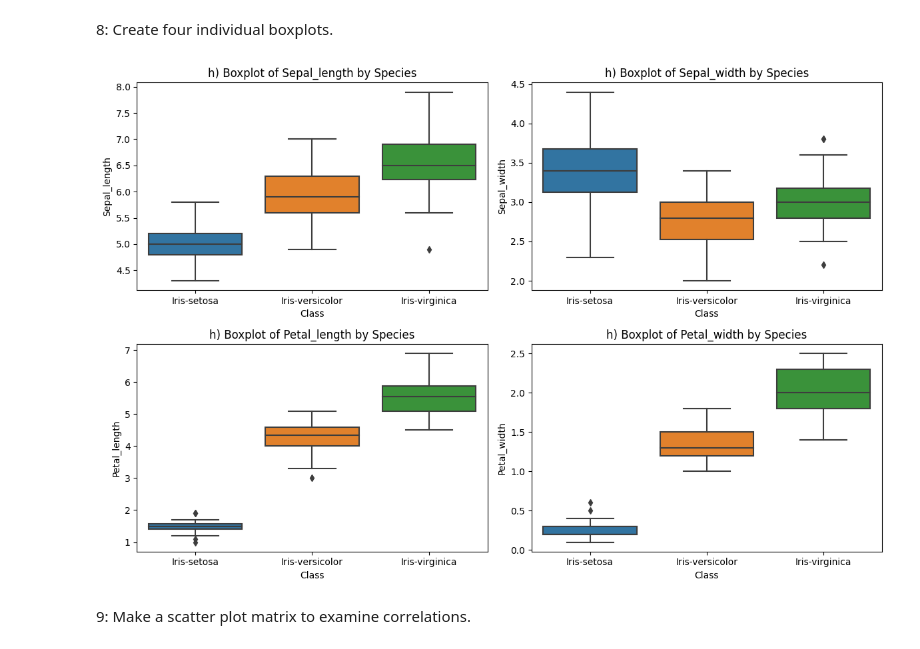
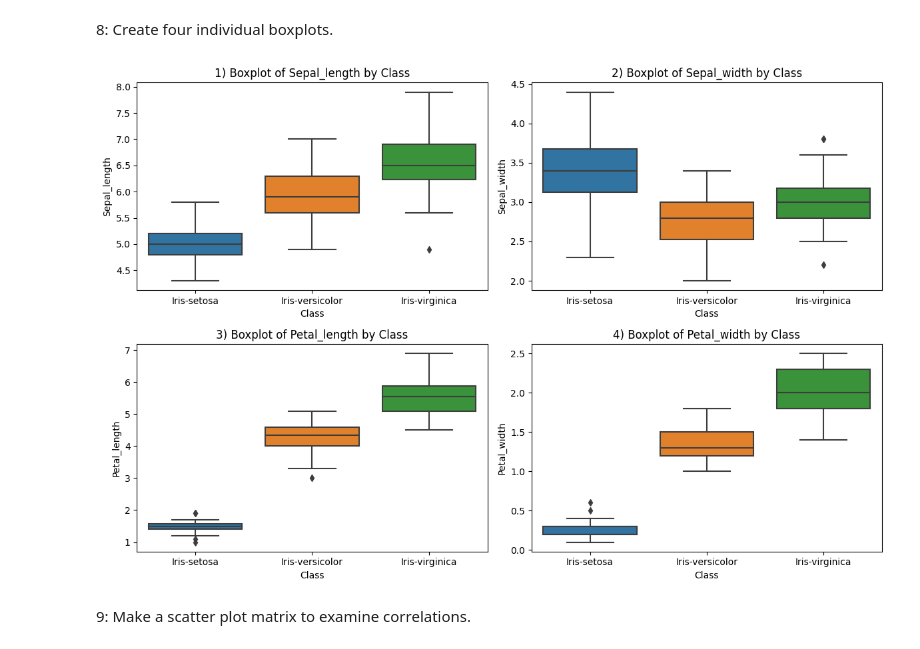
Before and after one commit to LAbeast021/Comp442, a Jupyter notebook: KiarashHesampour/iris.ipynb, the cells around one changed output. Drawn from its saved outputs; the diff is of its cells as text; code cells hidden in the pictures.

```diff
--- a/KiarashHesampour/iris.ipynb
+++ b/KiarashHesampour/iris.ipynb
@@ -114,14 +114,16 @@ mp.show()
 8: Create four individual boxplots.
 # %%
 mp.figure(figsize=(12, 8))
+num = 1
 for i, column in enumerate(measurement_columns):
     mp.subplot(2, 2, i + 1)
     seaborn.boxplot(x='Class', y=column, data=iris_df)
-    mp.title(f"h) Boxplot of {column} by Species")
+    mp.title(f"{num}) Boxplot of {column} by Class")
+    num += 1
 mp.tight_layout()
 mp.show()
 # %% [output]
-[figure, old version]
+[figure, new version]
 # %% [markdown]
 9: Make a scatter plot matrix to examine correlations.
 # %%
```
Also changed, not shown: parts of 3 cells of this notebook.
